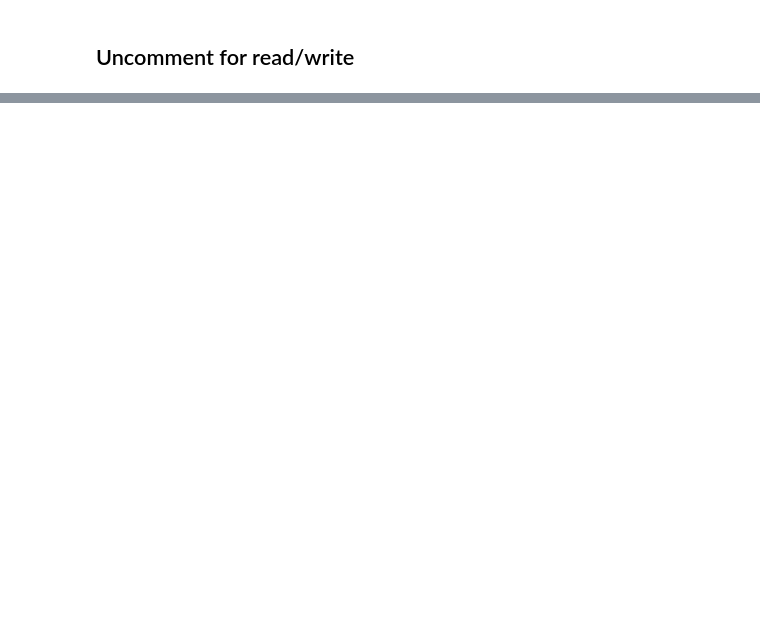
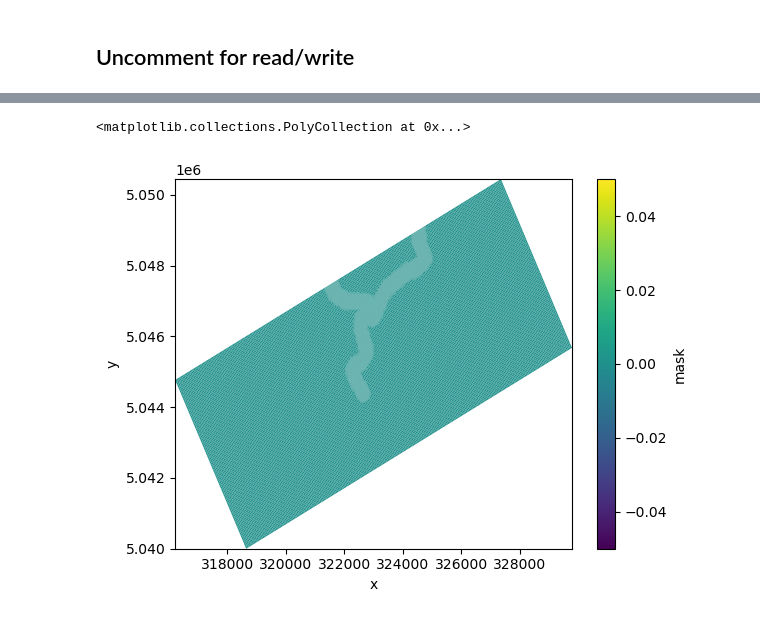
Before and after one commit to Deltares/hydromt_sfincs, a Jupyter notebook: examples/test_quadtree.ipynb, the cells around one changed output, grey strips where cells are left out. Cells and saved outputs as stored; diff of their text form; code cells hidden in the pictures; blank space fills up the shorter version.

```diff
--- a/examples/test_quadtree.ipynb
+++ b/examples/test_quadtree.ipynb
@@ -97,3 +141,7 @@ qt.data["z"].ugrid.plot()
 # %%
-qt.set_mask(zmin=-5, zmax=5)
+# %matplotlib qt
+%matplotlib inline
+
+qt.set_mask(model="sfincs",zmin=-5, zmax=5)
 qt.data["mask"].ugrid.plot()
+# %% [output]
@@ -99,0 +150,2 @@ qt.data["mask"].ugrid.plot()
+<matplotlib.collections.PolyCollection at 0x...>
+[figure, added]
```
Also changed, not shown: parts of 16 cells of this notebook, 1 other file.
